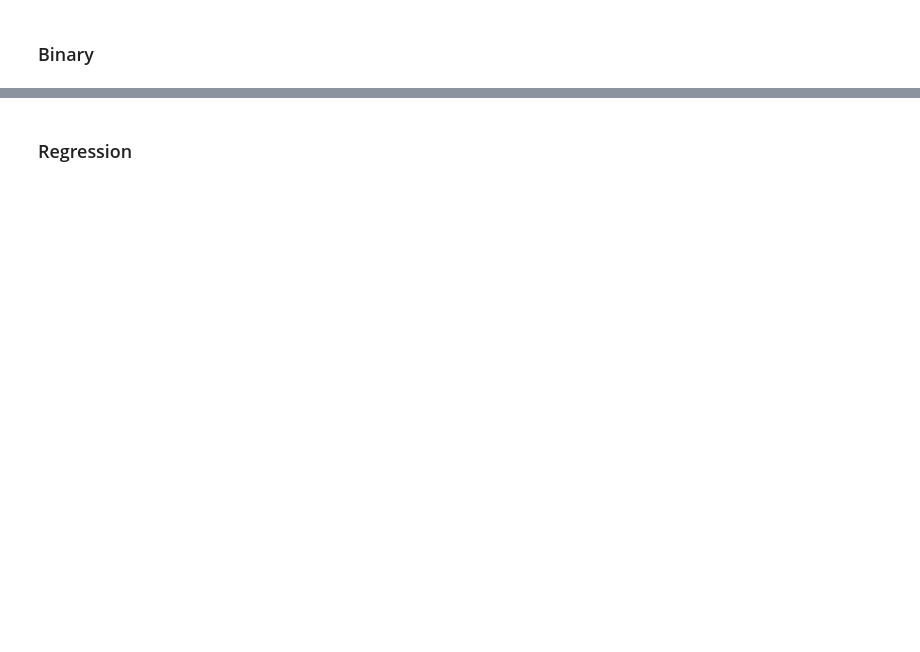
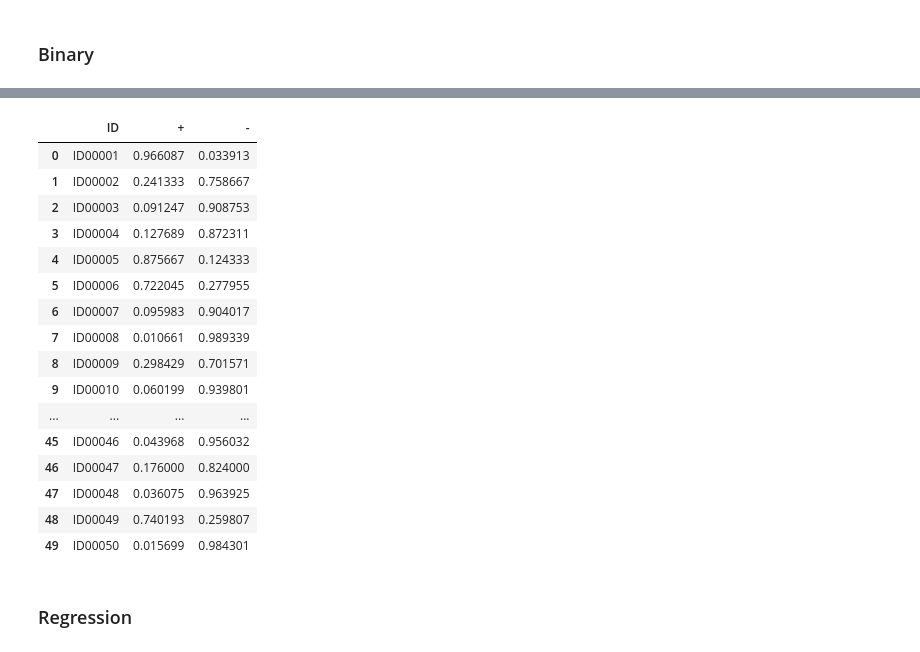
Before and after one commit to jeremycombe/Pipeline, a Jupyter notebook: Pipeline V2.ipynb, the cells around one changed output, grey strips where cells are left out. Drawn from its saved outputs; the diff is of its cells as text; code cells hidden in the pictures; blank space fills up the shorter version.

```diff
--- a/Pipeline V2.ipynb
+++ b/Pipeline V2.ipynb
@@ -598,3 +129,19 @@ A value is trying to be set on a copy of a slice from a DataFrame
 
 See the caveats in the documentation: http://pandas.pydata.org/pandas-docs/stable/indexing.html#indexing-view-versus-copy
   self._setitem_with_indexer(indexer, value)
+# %%
+clf = BestEstimator(type_esti = 'classifier',
+                 cv = 3,
+                 grid = True,
+                 hard_grid = True,
+                 cv_grid = 3)
+
+clf.fit(Train, Target,
+            ID = 'ID',
+            target_ID = True,
+            n = 50000,
+            n_grid = 50000,
+            value_nan = 0,
+            view_nan = True,
+           params = False,
+        scoring = 'AUC')
@@ -601,3 +209,23 @@ See the caveats in the documentation: http://pandas.pydata.org/pandas-docs/stabl
+# %%
+clf.pred(Train[0:50], ID = 'ID', prob = True, n = 10000)
+# %% [output]
+|  | ID | + | - |
+| 0 | ID00001 | 0.966087 | 0.033913 |
+| 1 | ID00002 | 0.241333 | 0.758667 |
+| 2 | ID00003 | 0.091247 | 0.908753 |
+| 3 | ID00004 | 0.127689 | 0.872311 |
+| 4 | ID00005 | 0.875667 | 0.124333 |
+| 5 | ID00006 | 0.722045 | 0.277955 |
+| 6 | ID00007 | 0.095983 | 0.904017 |
+| 7 | ID00008 | 0.010661 | 0.989339 |
+| 8 | ID00009 | 0.298429 | 0.701571 |
+| 9 | ID00010 | 0.060199 | 0.939801 |
+| ... | ... | ... | ... |
+| 45 | ID00046 | 0.043968 | 0.956032 |
+| 46 | ID00047 | 0.176000 | 0.824000 |
+| 47 | ID00048 | 0.036075 | 0.963925 |
+| 48 | ID00049 | 0.740193 | 0.259807 |
+| 49 | ID00050 | 0.015699 | 0.984301 |
 # %% [markdown]
 ### Regression
 # %%
```
Also changed, not shown: parts of 13 cells of this notebook, 1 other file.
